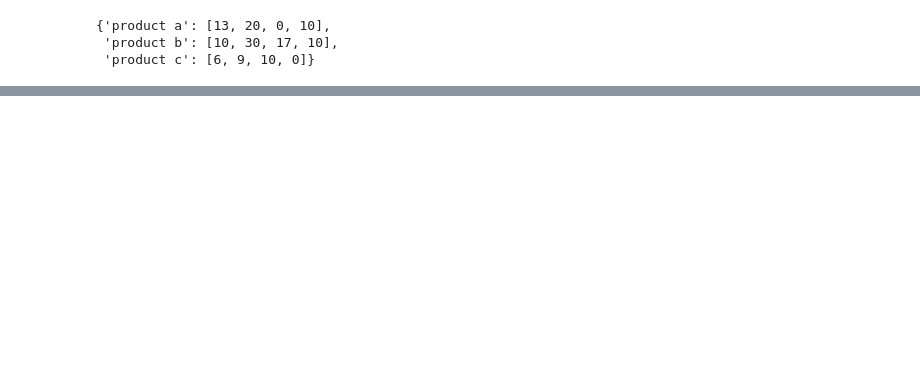
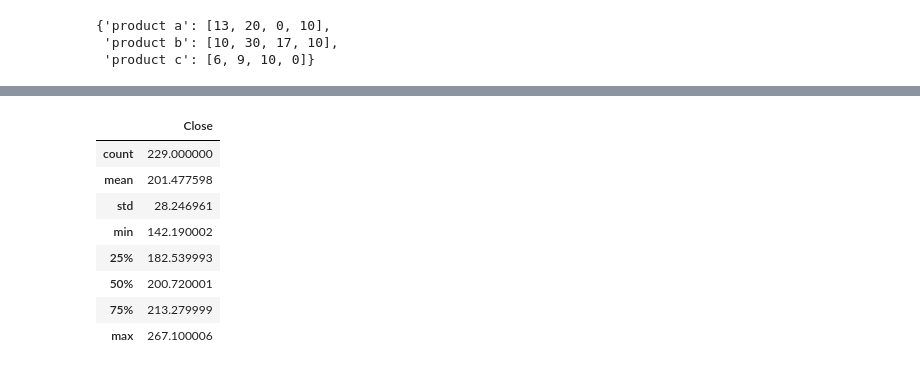
Before and after one commit to rajkonkret/PythonDataScienceAnalizaDanych-16-07-2025, a Jupyter notebook: day2/cwiczenie3.ipynb, the cells around one changed output, grey strips where cells are left out. Saved outputs shown, nothing was run; the diff lists cells and outputs as text; code cells hidden in the pictures; blank space fills up the shorter version.

```diff
--- a/day2/cwiczenie3.ipynb
+++ b/day2/cwiczenie3.ipynb
@@ -67,0 +127,12 @@ miasta = ["Kielce", "Poznań", "Warszawa", "Kraków"]
+# %%
+df.describe()
+# %% [output]
+|  | Close |
+| count | 229.000000 |
+| mean | 201.477598 |
+| std | 28.246961 |
+| min | 142.190002 |
+| 25% | 182.539993 |
+| 50% | 200.720001 |
+| 75% | 213.279999 |
+| max | 267.100006 |
```
Also changed, not shown: parts of 14 cells of this notebook, 1 other file.
